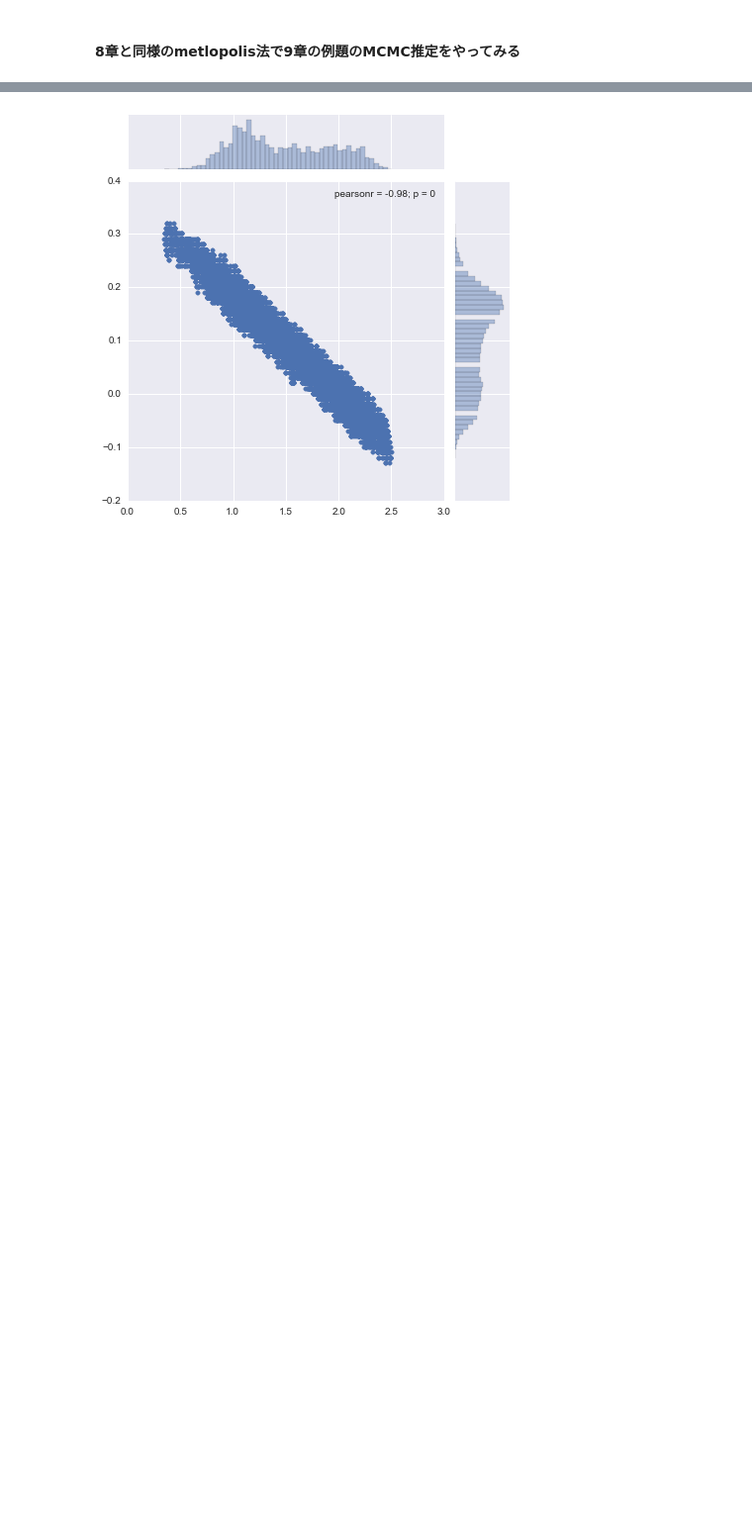
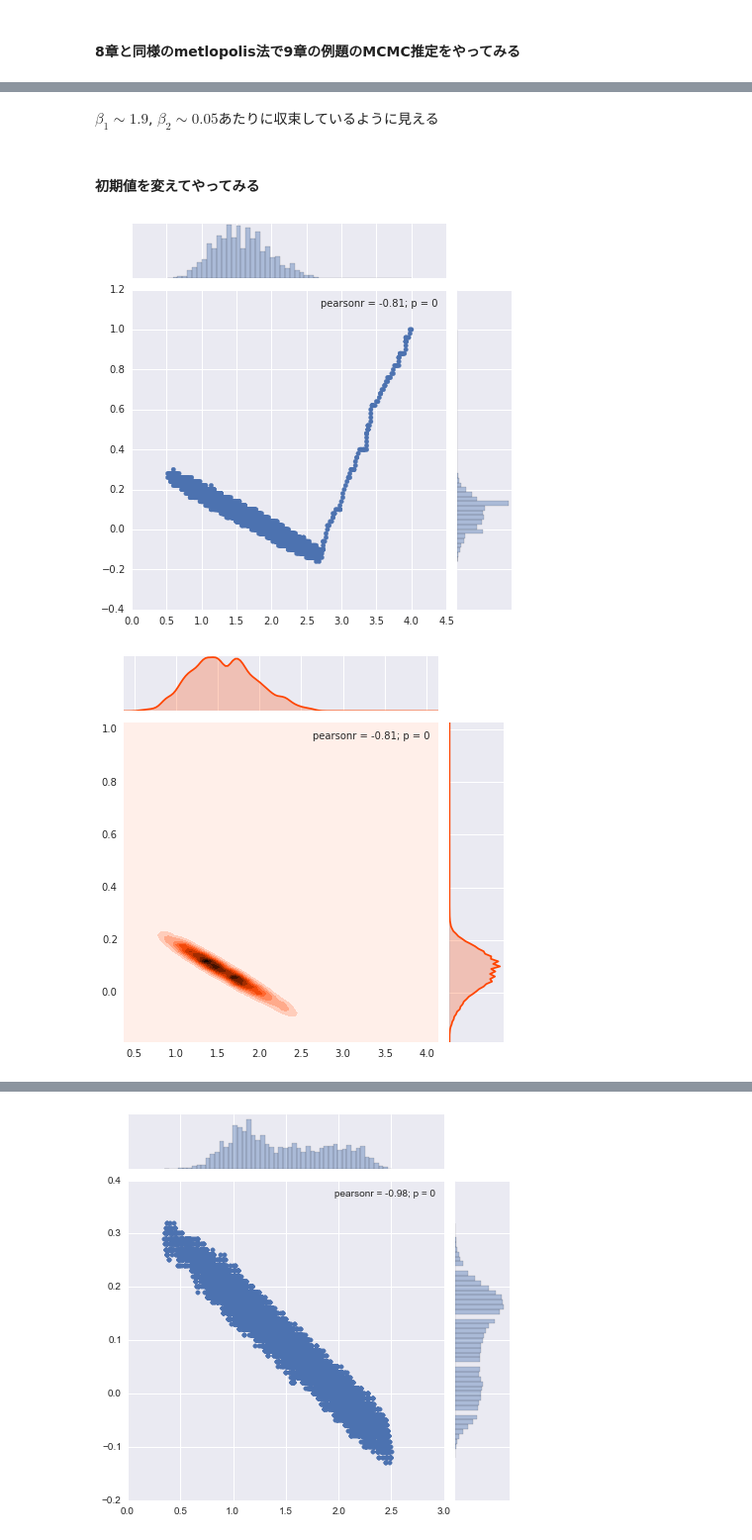
Before and after one commit to ToukeiMaster/kubobooks, a Jupyter notebook: Chapter09.ipynb, the cells around one changed output, grey strips where cells are left out. Shown at 99% size. Saved outputs shown, nothing was run; the diff lists cells and outputs as text; code cells hidden in the pictures; blank space fills up the shorter version.

```diff
--- a/Chapter09.ipynb
+++ b/Chapter09.ipynb
@@ -171,0 +216,10 @@ def metropolis_bayes(ns,b10,db1,b20,db2,size,Nseed): #sample size, b1_0, db1, b2
+# %% [markdown]
+$\beta_1\sim1.9$, $\beta_2\sim0.05$あたりに収束しているように見える
+# %% [markdown]
+#### 初期値を変えてやってみる
+# %%
+#Flat prior (prior off)
+metropolis_bayes(50000,4.0,0.02,1.0,0.02,size,Nseed) #b10=4.0, b20=1.0
+# %% [output]
+[figure, added]
+[figure, added]
```
Also changed, not shown: parts of 18 cells of this notebook.
